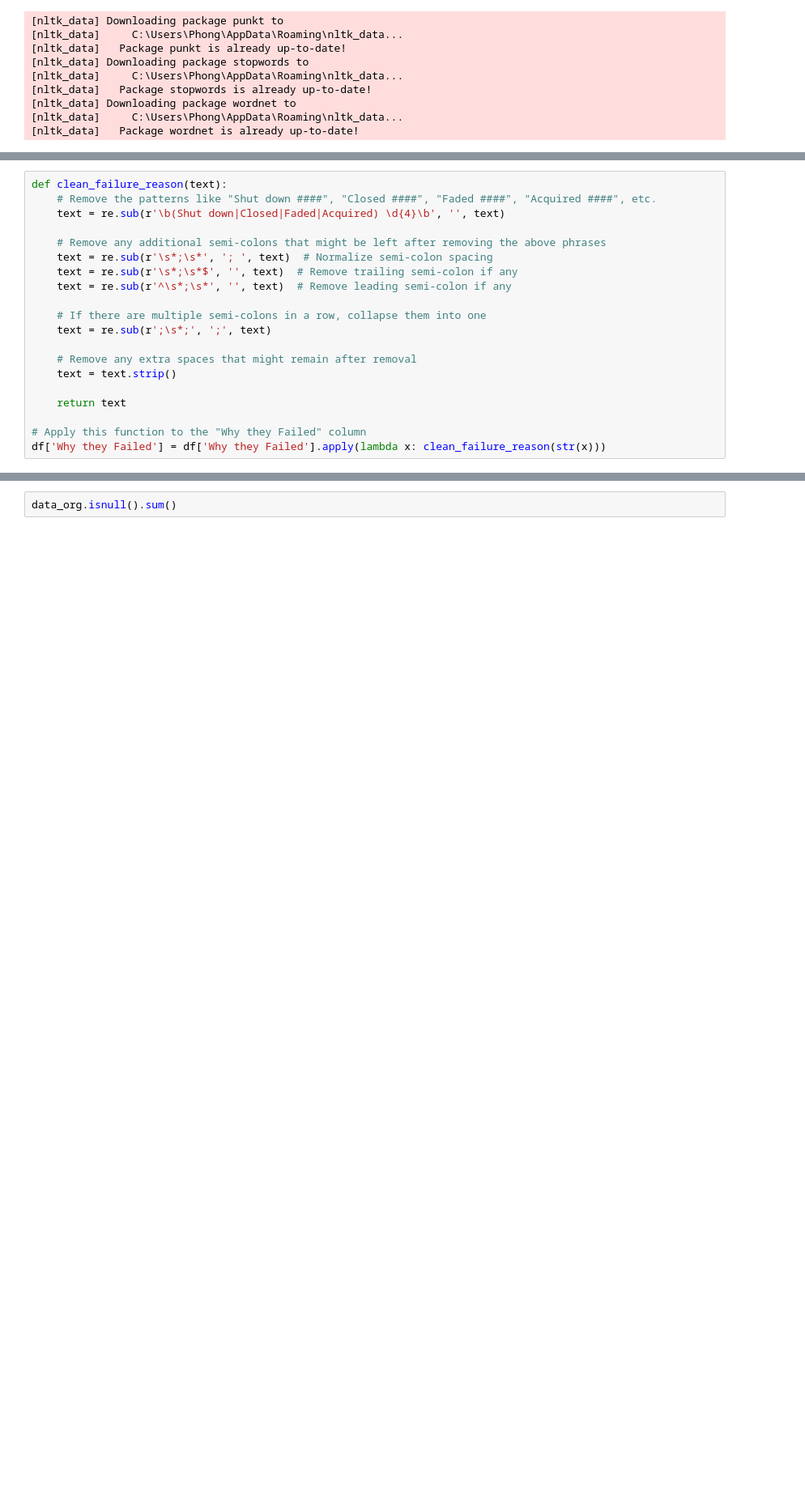
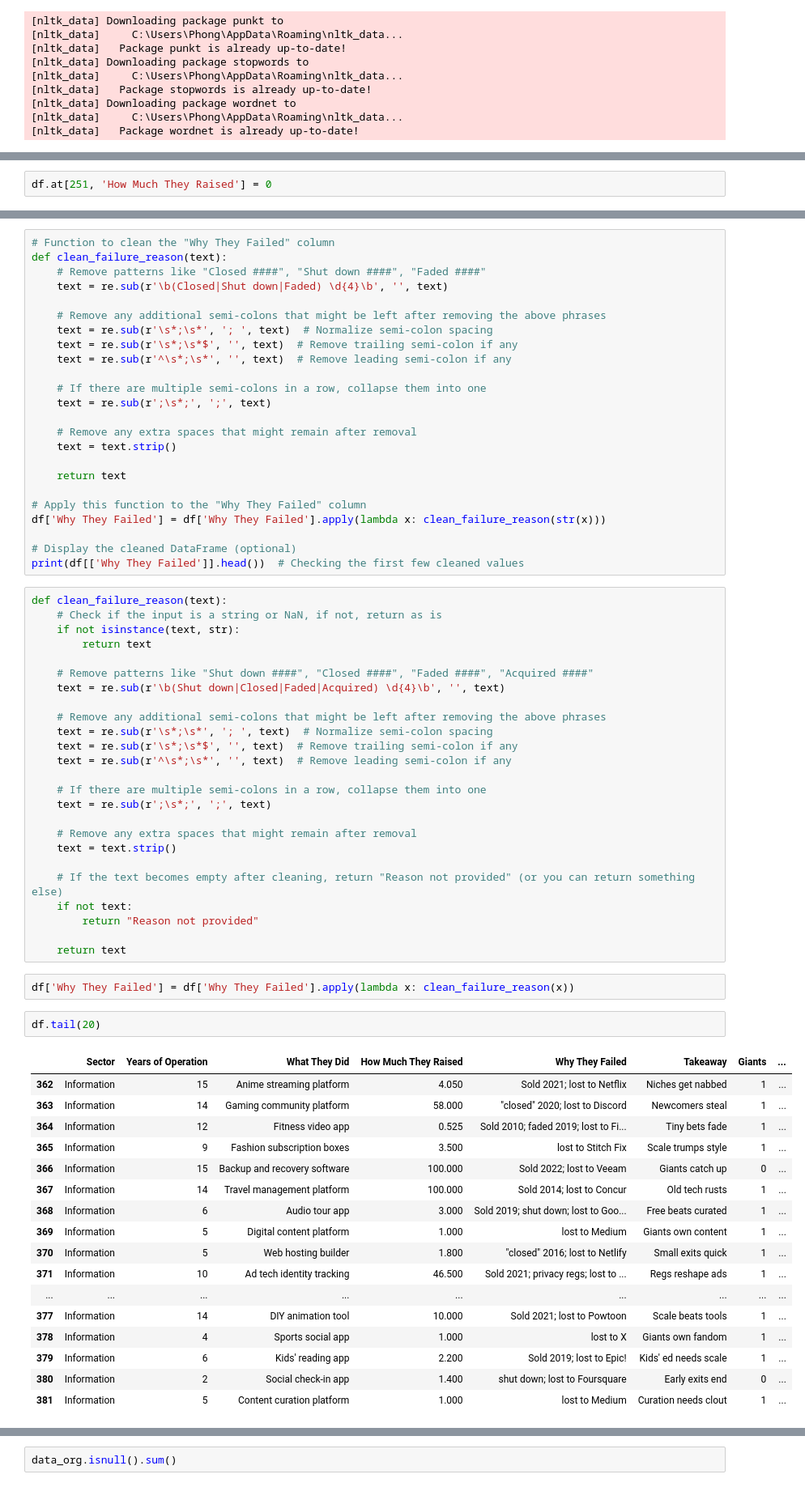
Before and after one commit to whosphong/Ai_Startup_Failure--UAMATH509, a Jupyter notebook: code.ipynb, the cells around one changed output, grey strips where cells are left out. Shown at 81% size. Drawn from its saved outputs; the diff is of its cells as text; blank space fills up the shorter version.

```diff
--- a/code.ipynb
+++ b/code.ipynb
@@ -100,0 +124,2 @@ data_org.drop(columns='Name', inplace = True)
+# %%
+df.at[251, 'How Much They Raised'] = 0
@@ -101,7 +160,8 @@ data_org.drop(columns='Name', inplace = True)
 # %%
+# Function to clean the "Why They Failed" column
 def clean_failure_reason(text):
-    # Remove the patterns like "Shut down ####", "Closed ####", "Faded ####", "Acquired ####", etc.
-    text = re.sub(r'\b(Shut down|Closed|Faded|Acquired) \d{4}\b', '', text)
+    # Remove patterns like "Closed ####", "Shut down ####", "Faded ####"
+    text = re.sub(r'\b(Closed|Shut down|Faded) \d{4}\b', '', text)
 
     # Remove any additional semi-colons that might be left after removing the above phrases
     text = re.sub(r'\s*;\s*', '; ', text)  # Normalize semi-colon spacing
@@ -116,8 +176,58 @@ def clean_failure_reason(text):
 
     return text
 
-# Apply this function to the "Why they Failed" column
-df['Why they Failed'] = df['Why they Failed'].apply(lambda x: clean_failure_reason(str(x)))
+# Apply this function to the "Why They Failed" column
+df['Why They Failed'] = df['Why They Failed'].apply(lambda x: clean_failure_reason(str(x)))
+
+# Display the cleaned DataFrame (optional)
+print(df[['Why They Failed']].head())  # Checking the first few cleaned values
+# %%
+def clean_failure_reason(text):
+    # Check if the input is a string or NaN, if not, return as is
+    if not isinstance(text, str):
+        return text
+
+    # Remove patterns like "Shut down ####", "Closed ####", "Faded ####", "Acquired ####"
+    text = re.sub(r'\b(Shut down|Closed|Faded|Acquired) \d{4}\b', '', text)
+
+    # Remove any additional semi-colons that might be left after removing the above phrases
+    text = re.sub(r'\s*;\s*', '; ', text)  # Normalize semi-colon spacing
+    text = re.sub(r'\s*;\s*$', '', text)  # Remove trailing semi-colon if any
+    text = re.sub(r'^\s*;\s*', '', text)  # Remove leading semi-colon if any
+
+    # If there are multiple semi-colons in a row, collapse them into one
+    text = re.sub(r';\s*;', ';', text)
+
+    # Remove any extra spaces that might remain after removal
+    text = text.strip()
+
+    # If the text becomes empty after cleaning, return "Reason not provided" (or you can return something else)
+    if not text:
+        return "Reason not provided"
+
+    return text
+# %%
+df['Why They Failed'] = df['Why They Failed'].apply(lambda x: clean_failure_reason(x))
+# %%
+df.tail(20)
+# %% [output]
+|  | Sector | Years of Operation | What They Did | How Much They Raised | Why They Failed | Takeaway | Giants | ... |
+| 362 | Information | 15 | Anime streaming platform | 4.050 | Sold 2021; lost to Netflix | Niches get nabbed | 1 | ... |
+| 363 | Information | 14 | Gaming community platform | 58.000 | "closed" 2020; lost to Discord | Newcomers steal | 1 | ... |
+| 364 | Information | 12 | Fitness video app | 0.525 | Sold 2010; faded 2019; lost to Fi... | Tiny bets fade | 1 | ... |
+| 365 | Information | 9 | Fashion subscription boxes | 3.500 | lost to Stitch Fix | Scale trumps style | 1 | ... |
+| 366 | Information | 15 | Backup and recovery software | 100.000 | Sold 2022; lost to Veeam | Giants catch up | 0 | ... |
+| 367 | Information | 14 | Travel management platform | 100.000 | Sold 2014; lost to Concur | Old tech rusts | 1 | ... |
+| 368 | Information | 6 | Audio tour app | 3.000 | Sold 2019; shut down; lost to Goo... | Free beats curated | 1 | ... |
+| 369 | Information | 5 | Digital content platform | 1.000 | lost to Medium | Giants own content | 1 | ... |
+| 370 | Information | 5 | Web hosting builder | 1.800 | "closed" 2016; lost to Netlify | Small exits quick | 1 | ... |
+| 371 | Information | 10 | Ad tech identity tracking | 46.500 | Sold 2021; privacy regs; lost to ... | Regs reshape ads | 1 | ... |
+| ... | ... | ... | ... | ... | ... | ... | ... | ... |
+| 377 | Information | 14 | DIY animation tool | 10.000 | Sold 2021; lost to Powtoon | Scale beats tools | 1 | ... |
+| 378 | Information | 4 | Sports social app | 1.000 | lost to X | Giants own fandom | 1 | ... |
+| 379 | Information | 6 | Kids' reading app | 2.200 | Sold 2019; lost to Epic! | Kids' ed needs scale | 1 | ... |
+| 380 | Information | 2 | Social check-in app | 1.400 | shut down; lost to Foursquare | Early exits end | 0 | ... |
+| 381 | Information | 5 | Content curation platform | 1.000 | lost to Medium | Curation needs clout | 1 | ... |
 # %%
 # Define the function to replace semicolons with " and "
 def replace_semicolons(text):
```
Also changed, not shown: parts of 15 cells of this notebook, 1 other file.
